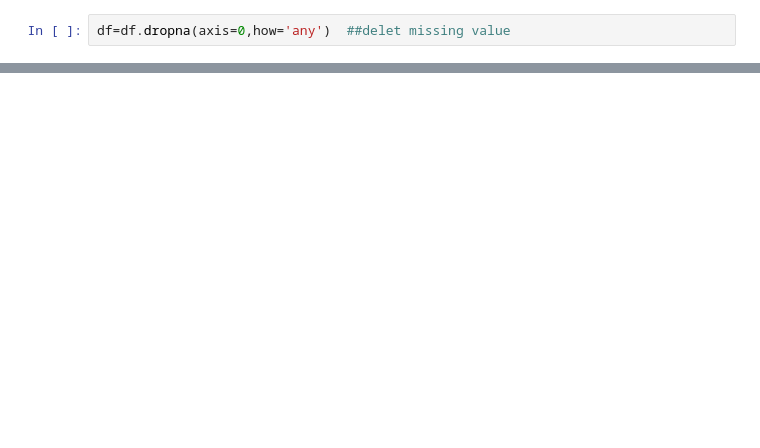
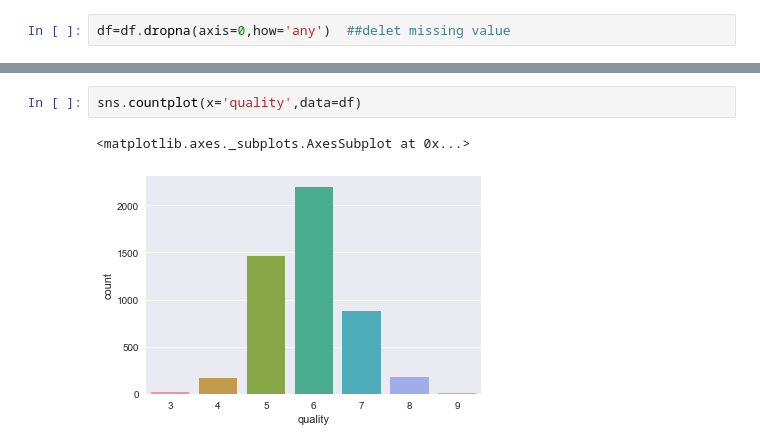
Before and after one commit to biyichen/Winery_Kaggle_Data_Analysis, a Jupyter notebook: Wine.ipynb, the cells around one changed output, grey strips where cells are left out. Saved outputs shown, nothing was run; the diff lists cells and outputs as text; blank space fills up the shorter version.

```diff
--- a/Wine.ipynb
+++ b/Wine.ipynb
@@ -182,0 +136,5 @@ y_kmeans = kmeans.predict(df['points'])
+# %%
+sns.countplot(x='quality',data=df)
+# %% [output]
+<matplotlib.axes._subplots.AxesSubplot at 0x...>
+[figure, added]
```
Also changed, not shown: parts of 50 cells of this notebook.
